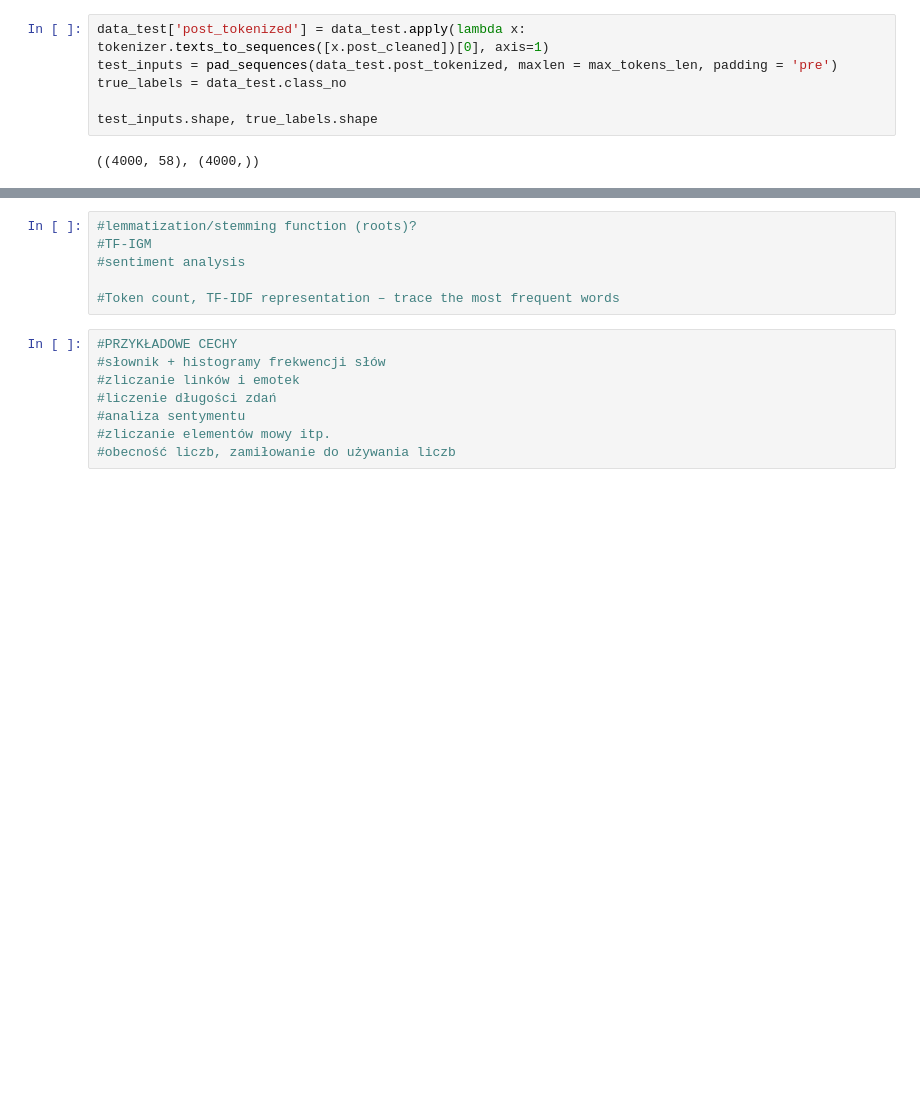
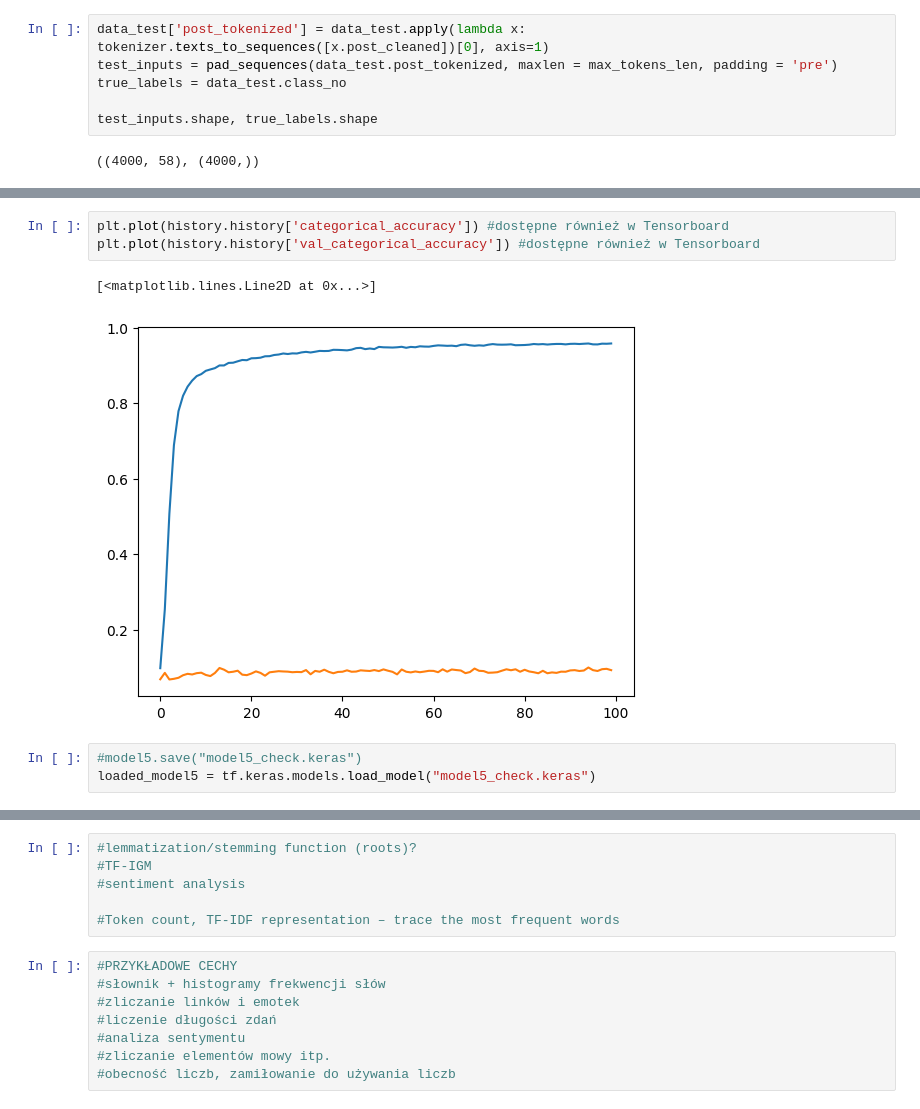
Before and after one commit to martaglanowska/MBTI_classification, a Jupyter notebook: praca magisterska.ipynb, the cells around one changed output, grey strips where cells are left out. Saved outputs shown, nothing was run; the diff lists cells and outputs as text; blank space fills up the shorter version.

Commit message:
Shuffling mistake fixed, ACC metrics check, overfitting check

```diff
--- a/praca magisterska.ipynb
+++ b/praca magisterska.ipynb
@@ -2664,0 +2798,9 @@ dtype: int64
+# %%
+plt.plot(history.history['categorical_accuracy']) #dostępne również w Tensorboard
+plt.plot(history.history['val_categorical_accuracy']) #dostępne również w Tensorboard
+# %% [output]
+[<matplotlib.lines.Line2D at 0x...>]
+[figure, added]
+# %%
+#model5.save("model5_check.keras")
+loaded_model5 = tf.keras.models.load_model("model5_check.keras")
```
Also changed, not shown: parts of 76 cells of this notebook.
